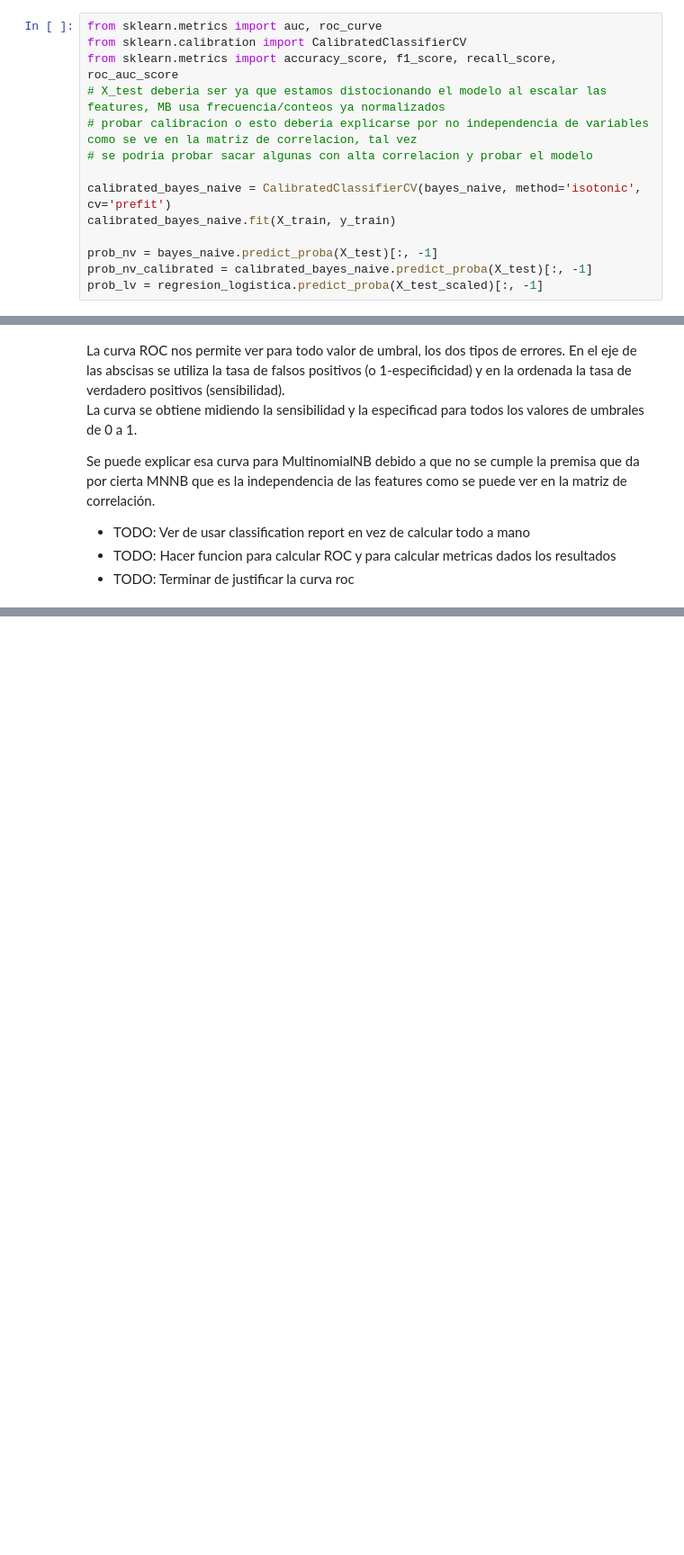
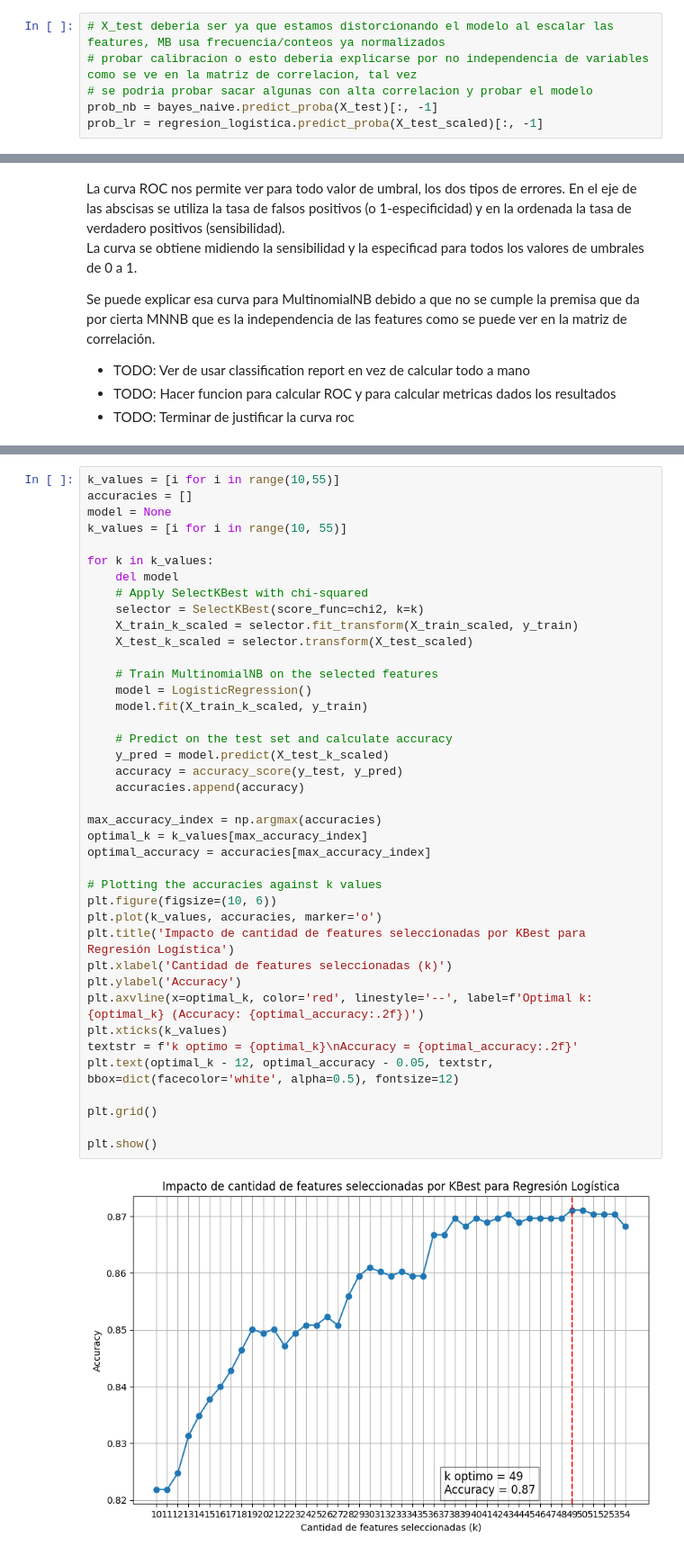
Before and after one commit to FIUBA-CEIA-18Co2024/IIA-TP3, a Jupyter notebook: notebook.ipynb, the cells around one changed output, grey strips where cells are left out. Shown at 90% size. Drawn from its saved outputs; the diff is of its cells as text; blank space fills up the shorter version.

```diff
--- a/notebook.ipynb
+++ b/notebook.ipynb
@@ -345,15 +384,7 @@ Recuperación: 0.7591911764705882
 # %%
-from sklearn.metrics import auc, roc_curve
-from sklearn.calibration import CalibratedClassifierCV
-from sklearn.metrics import accuracy_score, f1_score, recall_score, roc_auc_score
-# X_test deberia ser ya que estamos distocionando el modelo al escalar las features, MB usa frecuencia/conteos ya normalizados
+# X_test deberia ser ya que estamos distorcionando el modelo al escalar las features, MB usa frecuencia/conteos ya normalizados
 # probar calibracion o esto deberia explicarse por no independencia de variables como se ve en la matriz de correlacion, tal vez
 # se podria probar sacar algunas con alta correlacion y probar el modelo
-
-calibrated_bayes_naive = CalibratedClassifierCV(bayes_naive, method='isotonic', cv='prefit')
-calibrated_bayes_naive.fit(X_train, y_train)
-
-prob_nv = bayes_naive.predict_proba(X_test)[:, -1]
-prob_nv_calibrated = calibrated_bayes_naive.predict_proba(X_test)[:, -1]
-prob_lv = regresion_logistica.predict_proba(X_test_scaled)[:, -1]
+prob_nb = bayes_naive.predict_proba(X_test)[:, -1]
+prob_lr = regresion_logistica.predict_proba(X_test_scaled)[:, -1]
 # %%
@@ -513,0 +459,42 @@ plt.tight_layout();
+# %%
+k_values = [i for i in range(10,55)]
+accuracies = []
+model = None
+k_values = [i for i in range(10, 55)]
+
+for k in k_values:
+    del model
+    # Apply SelectKBest with chi-squared
+    selector = SelectKBest(score_func=chi2, k=k)
+    X_train_k_scaled = selector.fit_transform(X_train_scaled, y_train)
+    X_test_k_scaled = selector.transform(X_test_scaled)
+
+    # Train MultinomialNB on the selected features
+    model = LogisticRegression()
+    model.fit(X_train_k_scaled, y_train)
+
+    # Predict on the test set and calculate accuracy
+    y_pred = model.predict(X_test_k_scaled)
+    accuracy = accuracy_score(y_test, y_pred)
+    accuracies.append(accuracy)
+
+max_accuracy_index = np.argmax(accuracies)
+optimal_k = k_values[max_accuracy_index]
+optimal_accuracy = accuracies[max_accuracy_index]
+
+# Plotting the accuracies against k values
+plt.figure(figsize=(10, 6))
+plt.plot(k_values, accuracies, marker='o')
+plt.title('Impacto de cantidad de features seleccionadas por KBest para Regresión Logística')
+plt.xlabel('Cantidad de features seleccionadas (k)')
+plt.ylabel('Accuracy')
+plt.axvline(x=optimal_k, color='red', linestyle='--', label=f'Optimal k: {optimal_k} (Accuracy: {optimal_accuracy:.2f})')
+plt.xticks(k_values)
+textstr = f'k optimo = {optimal_k}\nAccuracy = {optimal_accuracy:.2f}'
+plt.text(optimal_k - 12, optimal_accuracy - 0.05, textstr, bbox=dict(facecolor='white', alpha=0.5), fontsize=12)
+
+plt.grid()
+
+plt.show()
+# %% [output]
+[figure, added]
```
Also changed, not shown: parts of 28 cells of this notebook.
